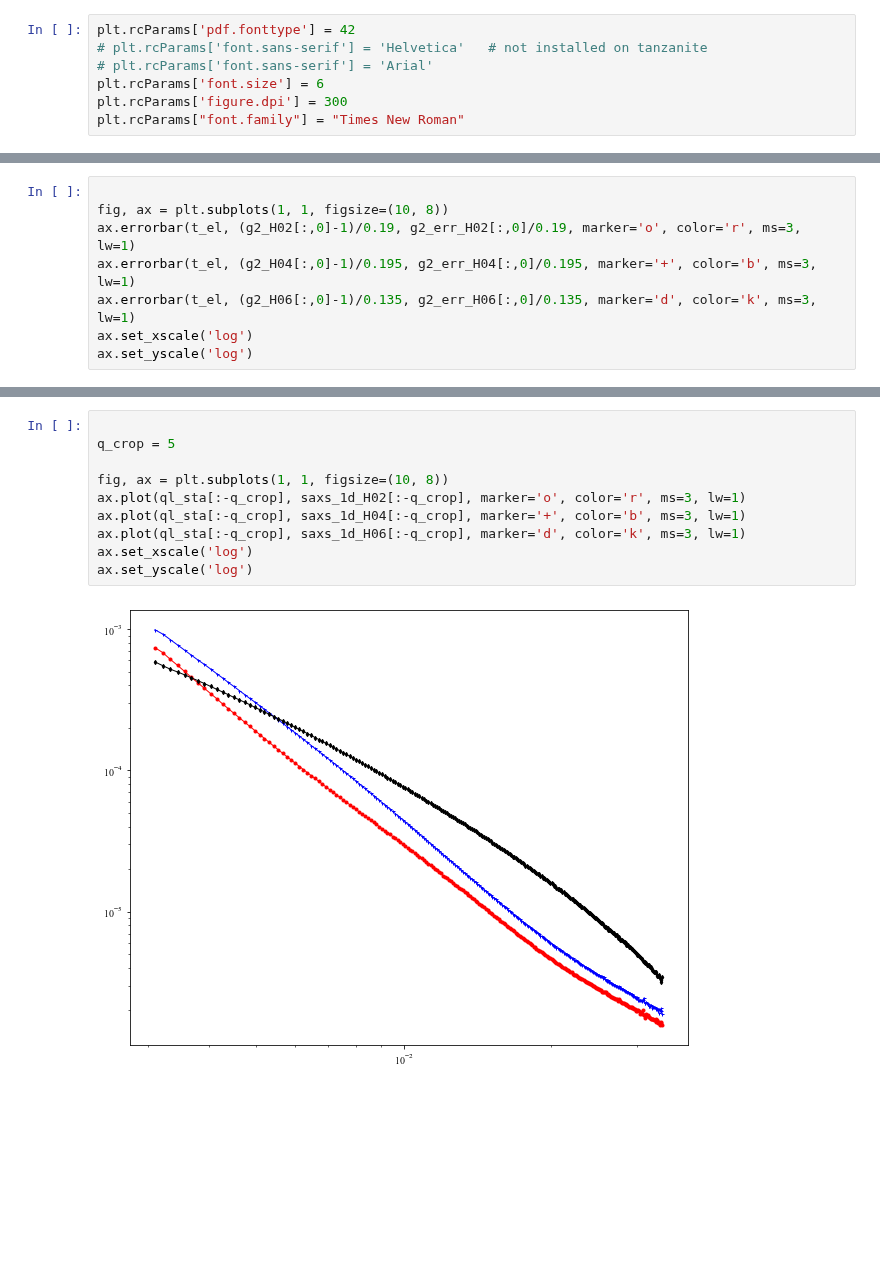
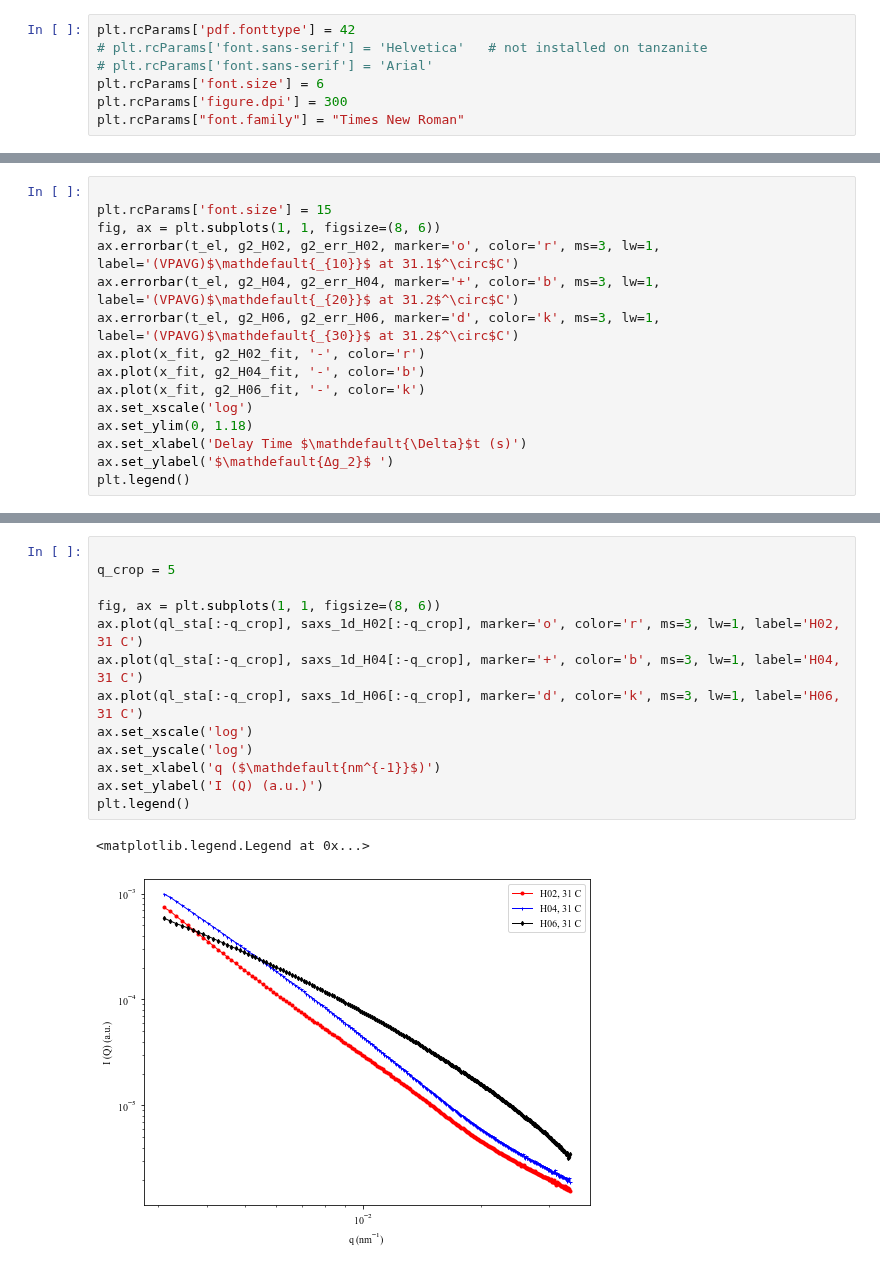
Before and after one commit to AZjk/llps-saxpcs, a Jupyter notebook: g2_Summary/g2_uniform_mid_check.ipynb, the cells around one changed output, grey strips where cells are left out. Cells and saved outputs as stored; diff of their text form; blank space fills up the shorter version.

Commit message:
add g2 31 C plot

```diff
--- a/g2_Summary/g2_uniform_mid_check.ipynb
+++ b/g2_Summary/g2_uniform_mid_check.ipynb
@@ -55,9 +105,16 @@ temp_H06 = 31.2198
 # %%
 
-fig, ax = plt.subplots(1, 1, figsize=(10, 8))
-ax.errorbar(t_el, (g2_H02[:,0]-1)/0.19, g2_err_H02[:,0]/0.19, marker='o', color='r', ms=3, lw=1)
-ax.errorbar(t_el, (g2_H04[:,0]-1)/0.195, g2_err_H04[:,0]/0.195, marker='+', color='b', ms=3, lw=1)
-ax.errorbar(t_el, (g2_H06[:,0]-1)/0.135, g2_err_H06[:,0]/0.135, marker='d', color='k', ms=3, lw=1)
+plt.rcParams['font.size'] = 15
+fig, ax = plt.subplots(1, 1, figsize=(8, 6))
+ax.errorbar(t_el, g2_H02, g2_err_H02, marker='o', color='r', ms=3, lw=1, label='(VPAVG)$\mathdefault{_{10}}$ at 31.1$^\circ$C')
+ax.errorbar(t_el, g2_H04, g2_err_H04, marker='+', color='b', ms=3, lw=1, label='(VPAVG)$\mathdefault{_{20}}$ at 31.2$^\circ$C')
+ax.errorbar(t_el, g2_H06, g2_err_H06, marker='d', color='k', ms=3, lw=1, label='(VPAVG)$\mathdefault{_{30}}$ at 31.2$^\circ$C')
+ax.plot(x_fit, g2_H02_fit, '-', color='r')
+ax.plot(x_fit, g2_H04_fit, '-', color='b')
+ax.plot(x_fit, g2_H06_fit, '-', color='k')
 ax.set_xscale('log')
-ax.set_yscale('log')
+ax.set_ylim(0, 1.18)
+ax.set_xlabel('Delay Time $\mathdefault{\Delta}$t (s)')
+ax.set_ylabel('$\mathdefault{Δg_2}$ ')
+plt.legend()
 # %% [output]
@@ -65,12 +123,16 @@ ax.set_yscale('log')
 # %%
 
 q_crop = 5
 
-fig, ax = plt.subplots(1, 1, figsize=(10, 8))
-ax.plot(ql_sta[:-q_crop], saxs_1d_H02[:-q_crop], marker='o', color='r', ms=3, lw=1)
-ax.plot(ql_sta[:-q_crop], saxs_1d_H04[:-q_crop], marker='+', color='b', ms=3, lw=1)
-ax.plot(ql_sta[:-q_crop], saxs_1d_H06[:-q_crop], marker='d', color='k', ms=3, lw=1)
+fig, ax = plt.subplots(1, 1, figsize=(8, 6))
+ax.plot(ql_sta[:-q_crop], saxs_1d_H02[:-q_crop], marker='o', color='r', ms=3, lw=1, label='H02, 31 C')
+ax.plot(ql_sta[:-q_crop], saxs_1d_H04[:-q_crop], marker='+', color='b', ms=3, lw=1, label='H04, 31 C')
+ax.plot(ql_sta[:-q_crop], saxs_1d_H06[:-q_crop], marker='d', color='k', ms=3, lw=1, label='H06, 31 C')
 ax.set_xscale('log')
 ax.set_yscale('log')
+ax.set_xlabel('q ($\mathdefault{nm^{-1}}$)')
+ax.set_ylabel('I (Q) (a.u.)')
+plt.legend()
 # %% [output]
+<matplotlib.legend.Legend at 0x...>
-[figure, old version]
+[figure, new version]
```
Also changed, not shown: parts of 4 cells of this notebook, 2 other files.
